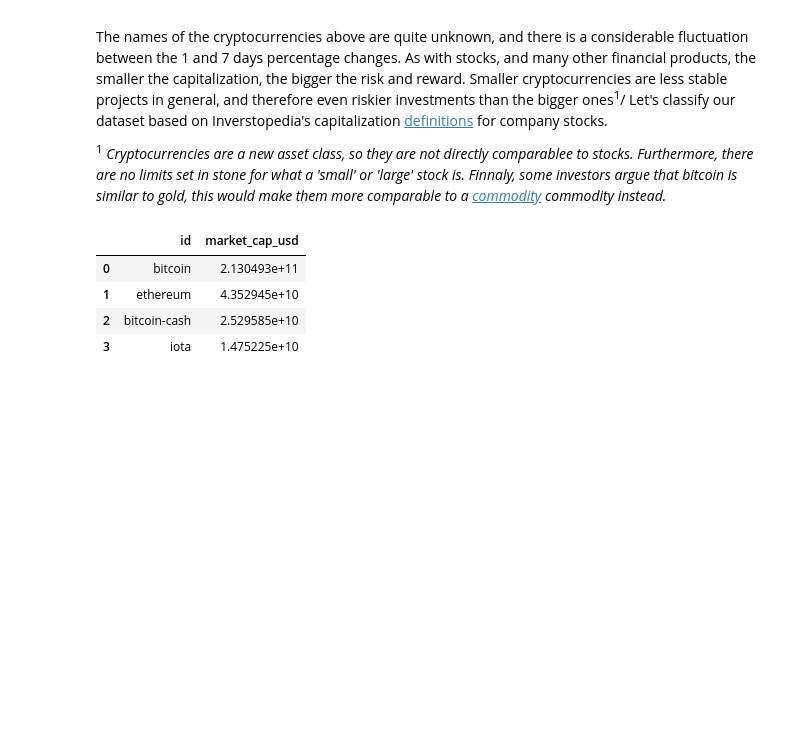
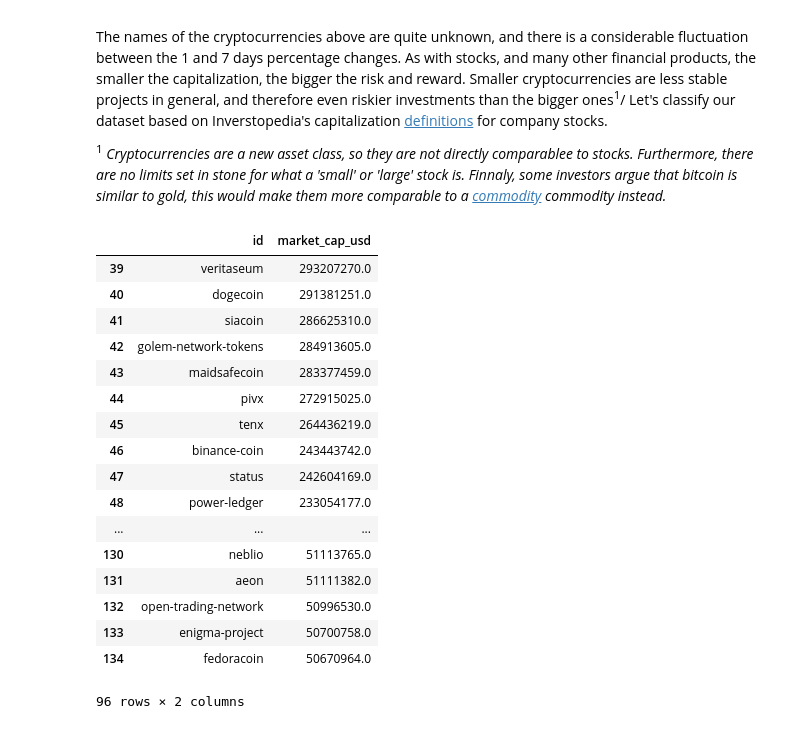
Before and after one commit to larslemos/Project-exploring-bitcoin-market, a Jupyter notebook: project_exploring_bitcoin_market.ipynb, the cells around one changed output. Cells and saved outputs as stored; diff of their text form; code cells hidden in the pictures; blank space fills up the shorter version.

Commit message:
Task 10 - Most coins are tiny

```diff
--- a/project_exploring_bitcoin_market.ipynb
+++ b/project_exploring_bitcoin_market.ipynb
@@ -180,13 +180,26 @@ The names of the cryptocurrencies above are quite unknown, and there is a consid
 <sup>1</sup><em> Cryptocurrencies are a new asset class, so they are not directly comparablee to stocks. Furthermore, there are no limits set in stone for what a 'small' or 'large' stock is. Finnaly, some investors argue that bitcoin is similar to gold, this would make them more comparable to a  <a href="https://www.investopedia.com/terms/c/commodity.asp">commodity</a> commodity instead. </em>
 # %%
 # Selecting everything bigger than 10 billion
-largecaps = cap.query('market_cap_usd > 10000000000')
+largecaps = cap.query('market_cap_usd > 50000000 and market_cap_usd < 300000000')
 
 # Printing out largecaps
 largecaps
 # %% [output]
 |  | id | market_cap_usd |
-| 0 | bitcoin | 2.130493e+11 |
-| 1 | ethereum | 4.352945e+10 |
-| 2 | bitcoin-cash | 2.529585e+10 |
-| 3 | iota | 1.475225e+10 |
+| 39 | veritaseum | 293207270.0 |
+| 40 | dogecoin | 291381251.0 |
+| 41 | siacoin | 286625310.0 |
+| 42 | golem-network-tokens | 284913605.0 |
+| 43 | maidsafecoin | 283377459.0 |
+| 44 | pivx | 272915025.0 |
+| 45 | tenx | 264436219.0 |
+| 46 | binance-coin | 243443742.0 |
+| 47 | status | 242604169.0 |
+| 48 | power-ledger | 233054177.0 |
+| ... | ... | ... |
+| 130 | neblio | 51113765.0 |
+| 131 | aeon | 51111382.0 |
+| 132 | open-trading-network | 50996530.0 |
+| 133 | enigma-project | 50700758.0 |
+| 134 | fedoracoin | 50670964.0 |
+96 rows × 2 columns
```
Also changed, not shown: parts of 3 cells of this notebook.
